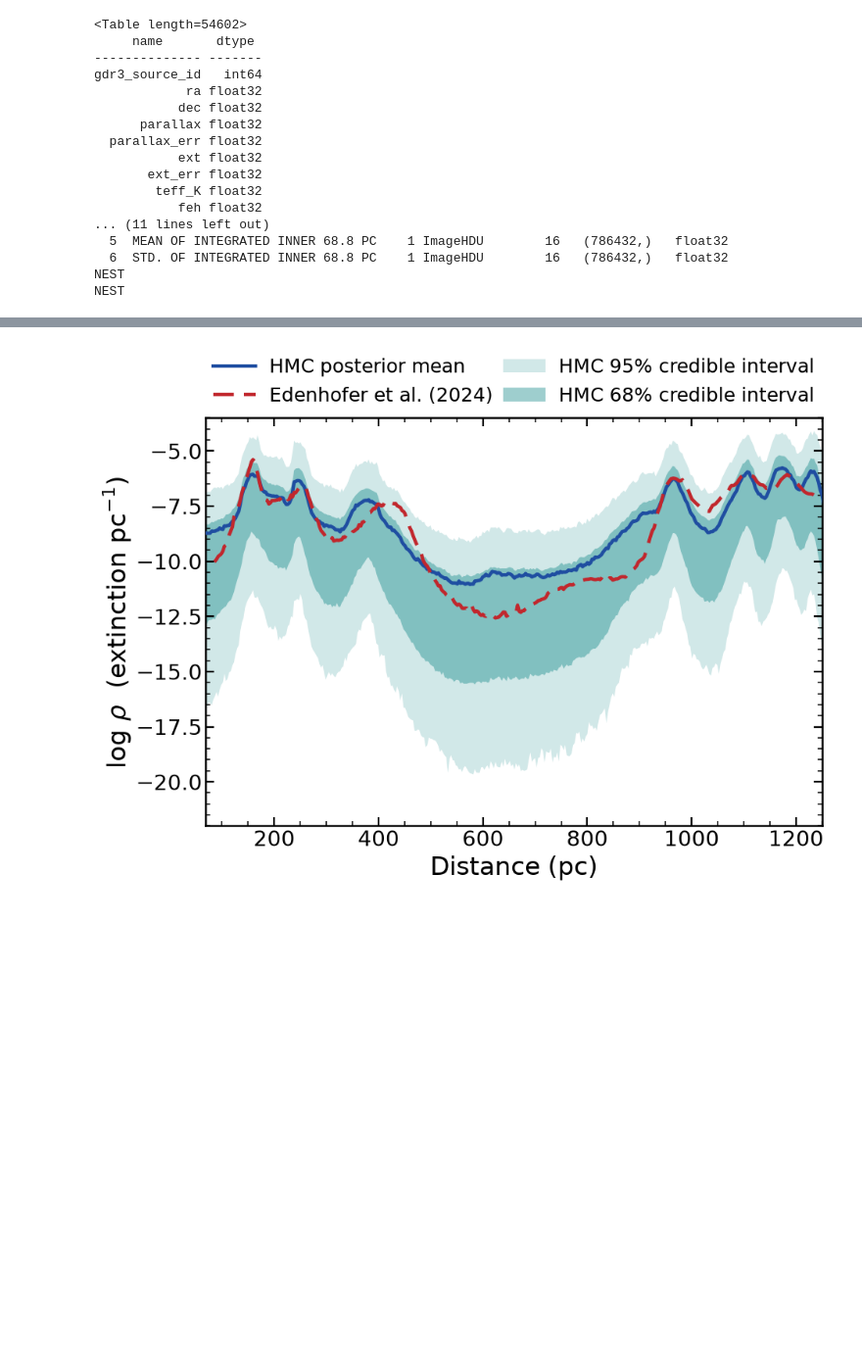
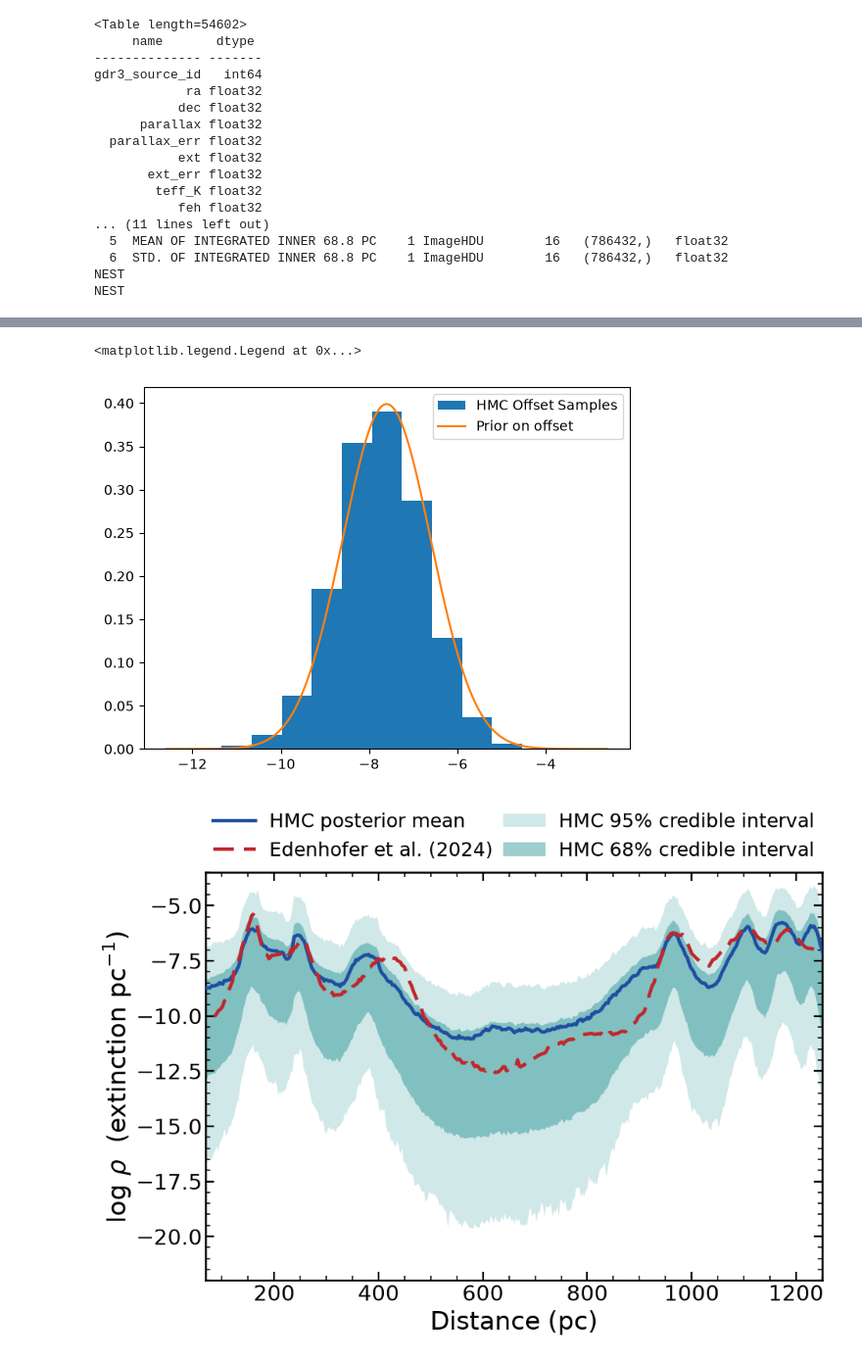
Before and after one commit to dtfrake/hmc-dust, a Jupyter notebook: Gaia XP/plotting_data_1D_standard.ipynb, the cells around one changed output, grey strips where cells are left out. Shown at 98% size. Drawn from its saved outputs; the diff is of its cells as text; code cells hidden in the pictures; blank space fills up the shorter version.

```diff
--- a/Gaia XP/plotting_data_1D_standard.ipynb
+++ b/Gaia XP/plotting_data_1D_standard.ipynb
@@ -775,3 +777,12 @@ Average chi_2 statistic based on the distance/parallax per star: 1.2367575168609
+# %%
+from scipy.stats import norm
+plt.hist(offsets, density = True, label = "HMC Offset Samples")
+offset_linspace = jnp.linspace(offset_prior_mean - 5, offset_prior_mean + 5, 501)
+plt.plot(offset_linspace, norm.pdf(offset_linspace, loc = offset_prior_mean, scale = 1), label = "Prior on offset")
+plt.legend()
+# %% [output]
+<matplotlib.legend.Legend at 0x...>
+[figure, added]
 # %%
 import matplotlib as mpl
 import matplotlib.pyplot as plt
```
Also changed, not shown: parts of 3 cells of this notebook, 20 other files.
